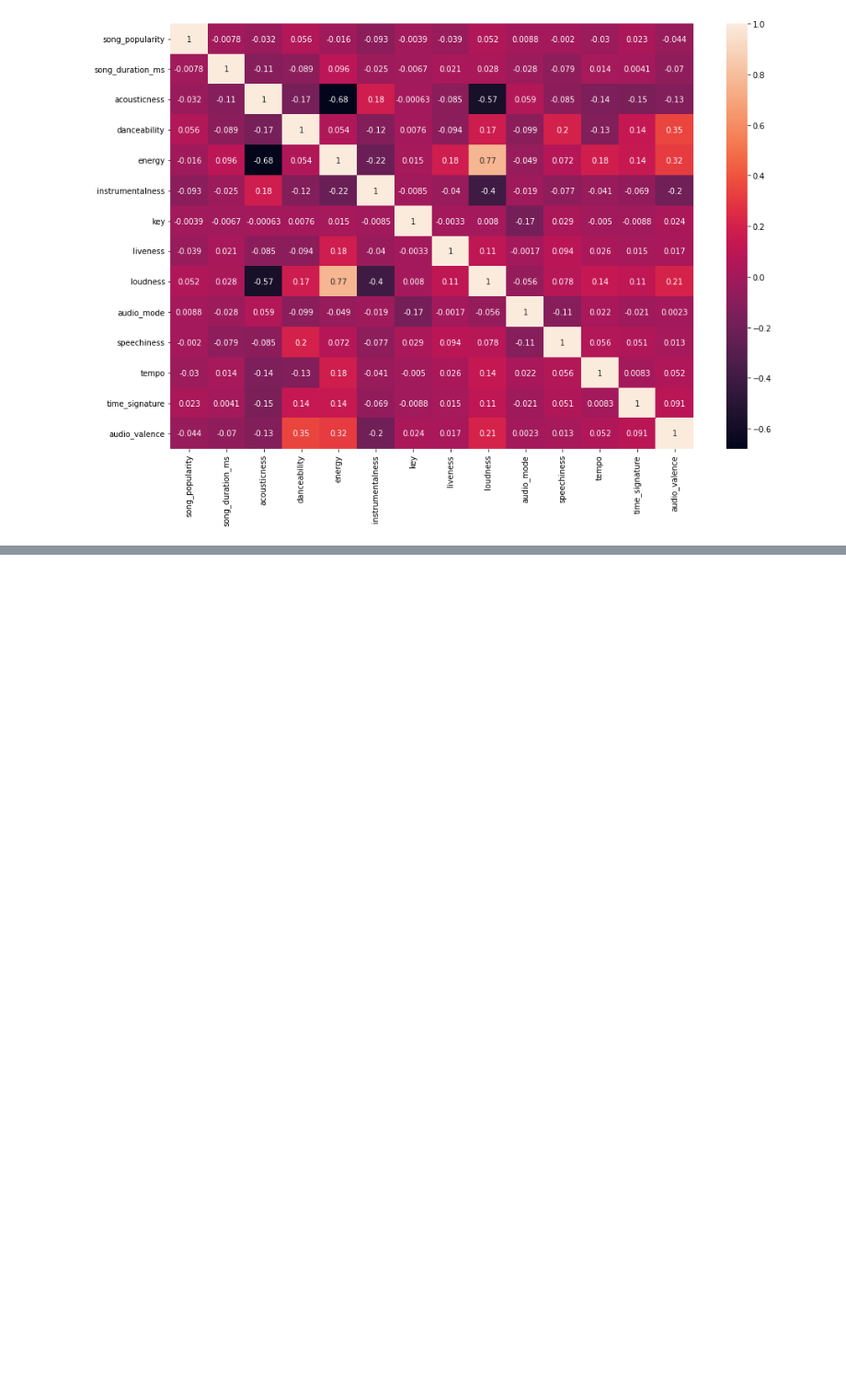
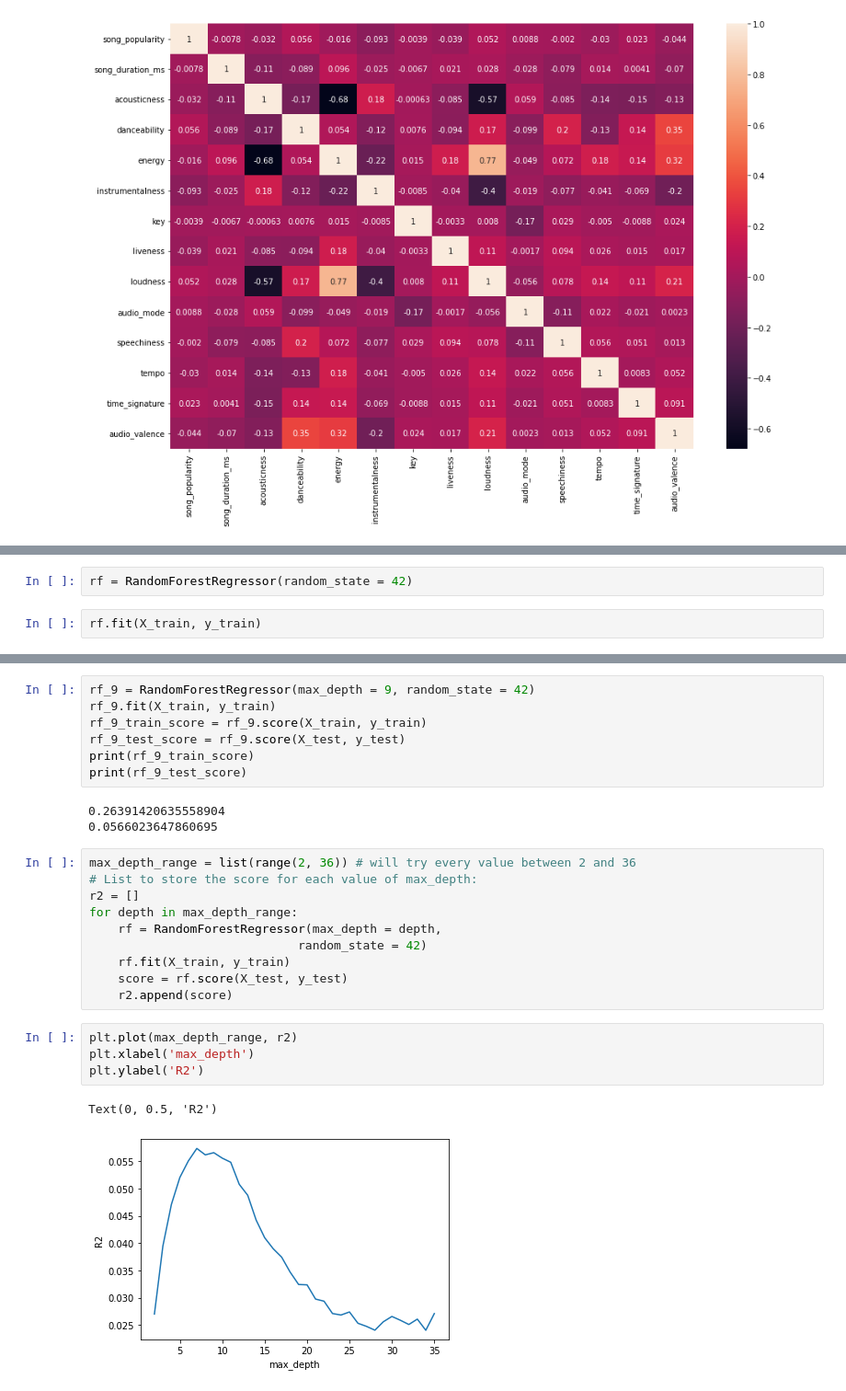
Before and after one commit to nathandhawale/Song_Popularity, a Jupyter notebook: Project2.ipynb, the cells around one changed output, grey strips where cells are left out. Shown at 92% size. Saved outputs shown, nothing was run; the diff lists cells and outputs as text; blank space fills up the shorter version.

```diff
--- a/Project2.ipynb
+++ b/Project2.ipynb
@@ -380,0 +353,4 @@ RMSE: 20.27
+# %%
+rf = RandomForestRegressor(random_state = 42)
+# %%
+rf.fit(X_train, y_train)
@@ -380,0 +371,27 @@ RMSE: 20.27
+# %%
+rf_9 = RandomForestRegressor(max_depth = 9, random_state = 42)
+rf_9.fit(X_train, y_train)
+rf_9_train_score = rf_9.score(X_train, y_train)
+rf_9_test_score = rf_9.score(X_test, y_test)
+print(rf_9_train_score)
+print(rf_9_test_score)
+# %% [output]
+0.26391420635558904
+0.0566023647860695
+# %%
+max_depth_range = list(range(2, 36)) # will try every value between 2 and 36
+# List to store the score for each value of max_depth:
+r2 = []
+for depth in max_depth_range:
+    rf = RandomForestRegressor(max_depth = depth,
+                             random_state = 42)
+    rf.fit(X_train, y_train)
+    score = rf.score(X_test, y_test)
+    r2.append(score)
+# %%
+plt.plot(max_depth_range, r2)
+plt.xlabel('max_depth')
+plt.ylabel('R2')
+# %% [output]
+Text(0, 0.5, 'R2')
+[figure, added]
```
Also changed, not shown: parts of 12 cells of this notebook.
